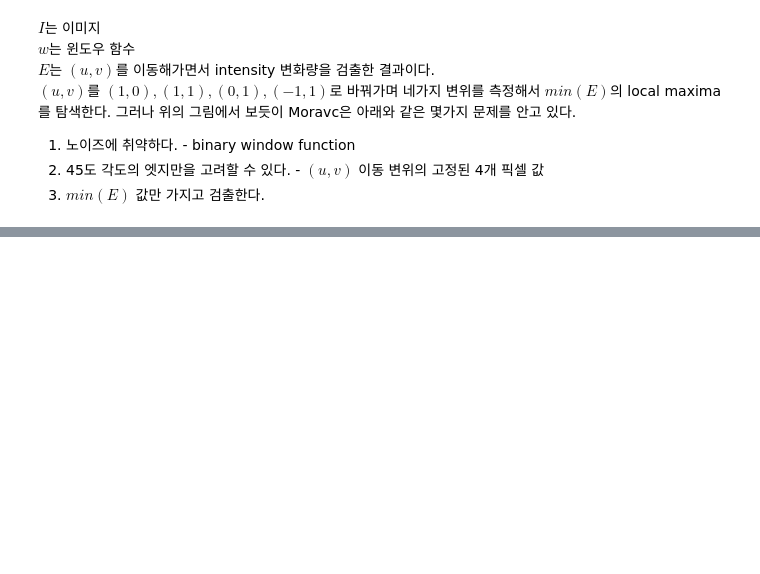
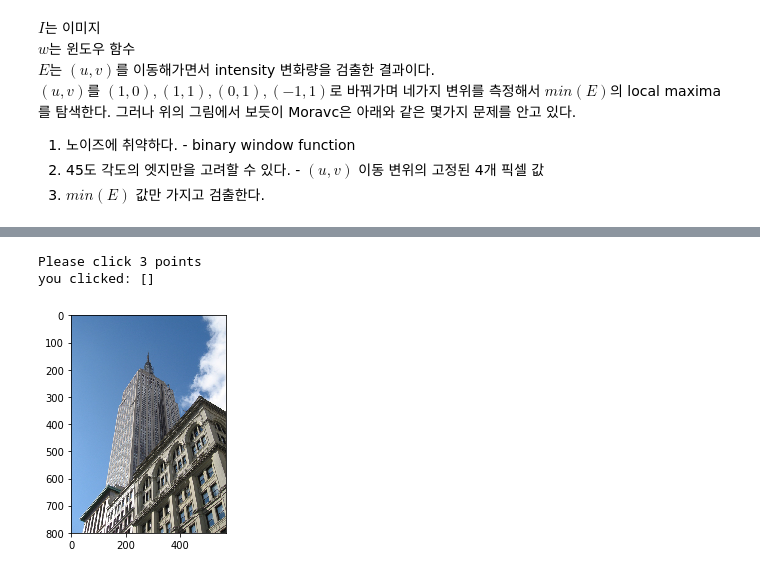
Before and after one commit to NinCastle/Image_analysis, a Jupyter notebook: Harris_corner_detector.ipynb, the cells around one changed output, grey strips where cells are left out. Saved outputs shown, nothing was run; the diff lists cells and outputs as text; code cells hidden in the pictures; blank space fills up the shorter version.

```diff
--- a/Harris_corner_detector.ipynb
+++ b/Harris_corner_detector.ipynb
@@ -147,5 +201,18 @@ def plot_harris_points(image,filtered_coords):
     plot([p[1] for p in filtered_coords],[p[0] for p in filtered_coords],'*')
     axis('off')
     show()
+# %%
+from PIL import Image
+from pylab import *
+im = array(Image.open("empire.jpg"))
+imshow(im)
+print("Please click 3 points")
+x = ginput(3)
+print("you clicked:",x)
+show()
+# %% [output]
+Please click 3 points
+you clicked: []
+[figure, added]
 # %%
 im = array(Image.open('empire.jpg').convert('L'))
```
Also changed, not shown: parts of 17 cells of this notebook, 1 other file.
